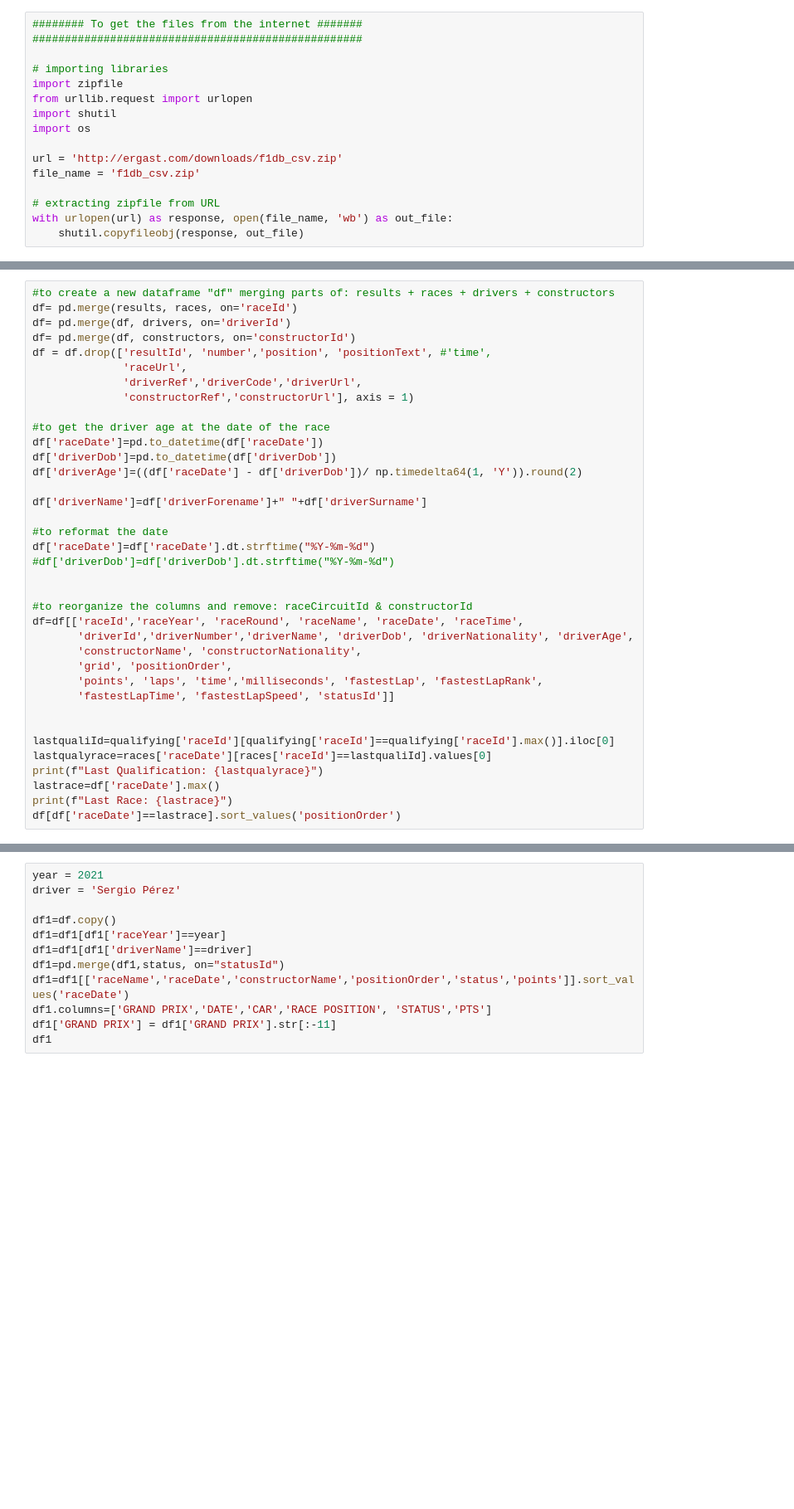
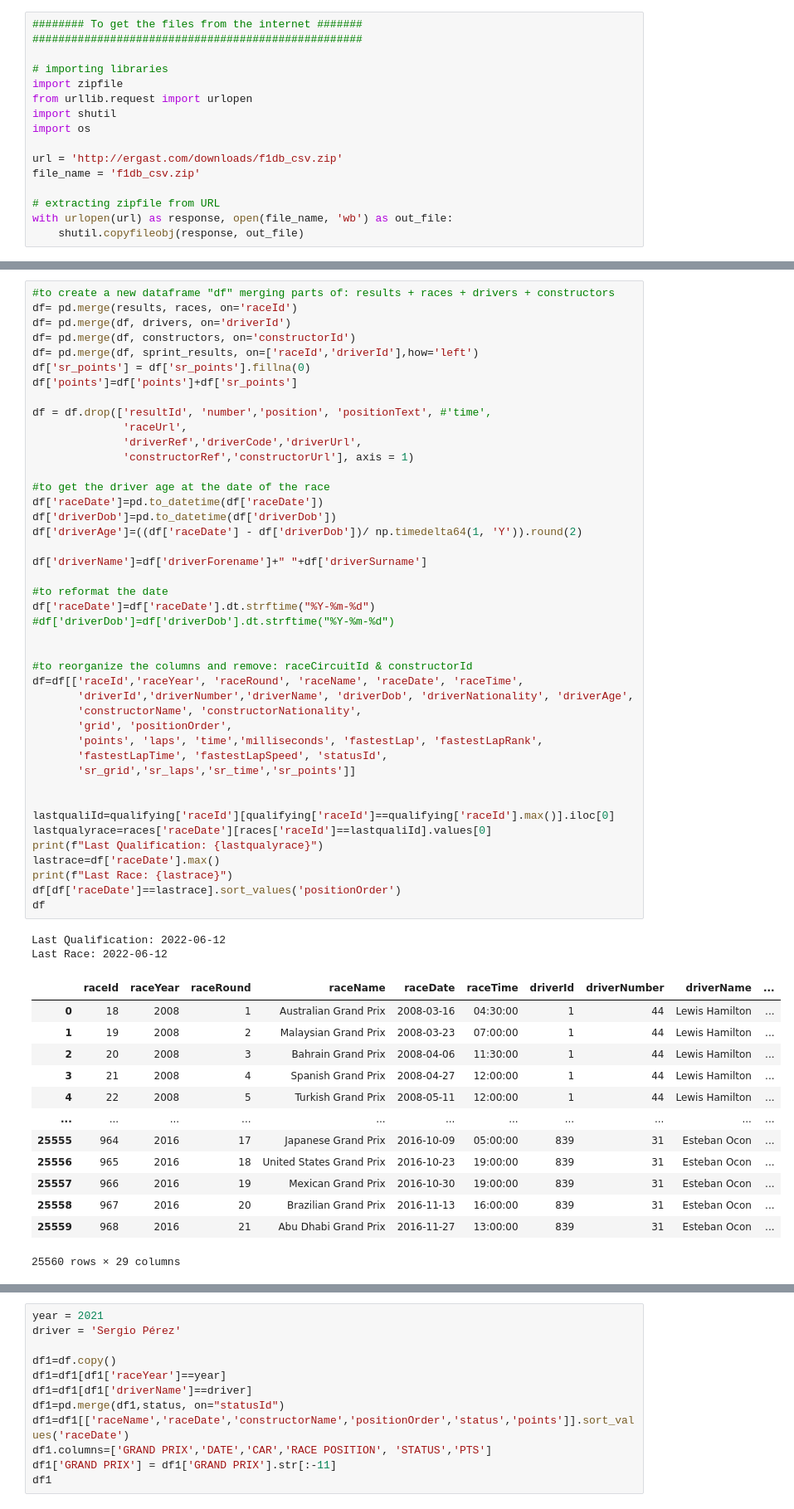
Before and after one commit to MiguelG26/Public_Projects, a Jupyter notebook: db-Formula1 app/app1_J.ipynb, the cells around one changed output, grey strips where cells are left out. Shown at 83% size. Drawn from its saved outputs; the diff is of its cells as text; blank space fills up the shorter version.

```diff
--- a/db-Formula1 app/app1_J.ipynb
+++ b/db-Formula1 app/app1_J.ipynb
@@ -101,35 +121,57 @@ results
 df= pd.merge(results, races, on='raceId')
 df= pd.merge(df, drivers, on='driverId')
 df= pd.merge(df, constructors, on='constructorId')
+df= pd.merge(df, sprint_results, on=['raceId','driverId'],how='left')
+df['sr_points'] = df['sr_points'].fillna(0)
+df['points']=df['points']+df['sr_points']
+
 df = df.drop(['resultId', 'number','position', 'positionText', #'time',
               'raceUrl',
               'driverRef','driverCode','driverUrl',
               'constructorRef','constructorUrl'], axis = 1)
 
 #to get the driver age at the date of the race
 df['raceDate']=pd.to_datetime(df['raceDate'])
 df['driverDob']=pd.to_datetime(df['driverDob'])
 df['driverAge']=((df['raceDate'] - df['driverDob'])/ np.timedelta64(1, 'Y')).round(2)
 
 df['driverName']=df['driverForename']+" "+df['driverSurname']
 
 #to reformat the date
 df['raceDate']=df['raceDate'].dt.strftime("%Y-%m-%d")
 #df['driverDob']=df['driverDob'].dt.strftime("%Y-%m-%d")
 
 
 #to reorganize the columns and remove: raceCircuitId & constructorId
 df=df[['raceId','raceYear', 'raceRound', 'raceName', 'raceDate', 'raceTime',
        'driverId','driverNumber','driverName', 'driverDob', 'driverNationality', 'driverAge',
        'constructorName', 'constructorNationality',
        'grid', 'positionOrder',
        'points', 'laps', 'time','milliseconds', 'fastestLap', 'fastestLapRank',
-       'fastestLapTime', 'fastestLapSpeed', 'statusId']]
+       'fastestLapTime', 'fastestLapSpeed', 'statusId',
+       'sr_grid','sr_laps','sr_time','sr_points']]
 
 
 lastqualiId=qualifying['raceId'][qualifying['raceId']==qualifying['raceId'].max()].iloc[0]
 lastqualyrace=races['raceDate'][races['raceId']==lastqualiId].values[0]
 print(f"Last Qualification: {lastqualyrace}")
 lastrace=df['raceDate'].max()
 print(f"Last Race: {lastrace}")
 df[df['raceDate']==lastrace].sort_values('positionOrder')
+df
+# %% [output]
+Last Qualification: 2022-06-12
+Last Race: 2022-06-12
+|  | raceId | raceYear | raceRound | raceName | raceDate | raceTime | driverId | driverNumber | driverName | ... |
+| 0 | 18 | 2008 | 1 | Australian Grand Prix | 2008-03-16 | 04:30:00 | 1 | 44 | Lewis Hamilton | ... |
+| 1 | 19 | 2008 | 2 | Malaysian Grand Prix | 2008-03-23 | 07:00:00 | 1 | 44 | Lewis Hamilton | ... |
+| 2 | 20 | 2008 | 3 | Bahrain Grand Prix | 2008-04-06 | 11:30:00 | 1 | 44 | Lewis Hamilton | ... |
+| 3 | 21 | 2008 | 4 | Spanish Grand Prix | 2008-04-27 | 12:00:00 | 1 | 44 | Lewis Hamilton | ... |
+| 4 | 22 | 2008 | 5 | Turkish Grand Prix | 2008-05-11 | 12:00:00 | 1 | 44 | Lewis Hamilton | ... |
+| ... | ... | ... | ... | ... | ... | ... | ... | ... | ... | ... |
+| 25555 | 964 | 2016 | 17 | Japanese Grand Prix | 2016-10-09 | 05:00:00 | 839 | 31 | Esteban Ocon | ... |
+| 25556 | 965 | 2016 | 18 | United States Grand Prix | 2016-10-23 | 19:00:00 | 839 | 31 | Esteban Ocon | ... |
+| 25557 | 966 | 2016 | 19 | Mexican Grand Prix | 2016-10-30 | 19:00:00 | 839 | 31 | Esteban Ocon | ... |
+| 25558 | 967 | 2016 | 20 | Brazilian Grand Prix | 2016-11-13 | 16:00:00 | 839 | 31 | Esteban Ocon | ... |
+| 25559 | 968 | 2016 | 21 | Abu Dhabi Grand Prix | 2016-11-27 | 13:00:00 | 839 | 31 | Esteban Ocon | ... |
+25560 rows × 29 columns
```
Also changed, not shown: parts of 10 cells of this notebook, 13 other files.
